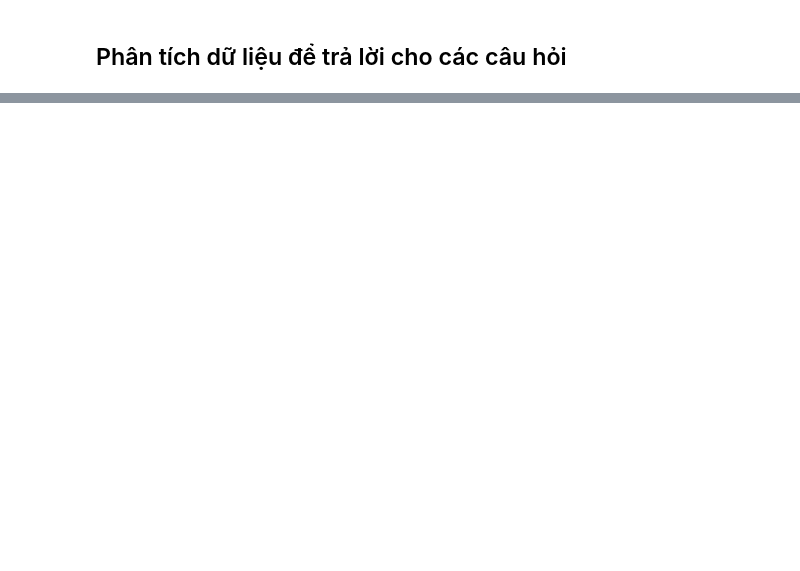
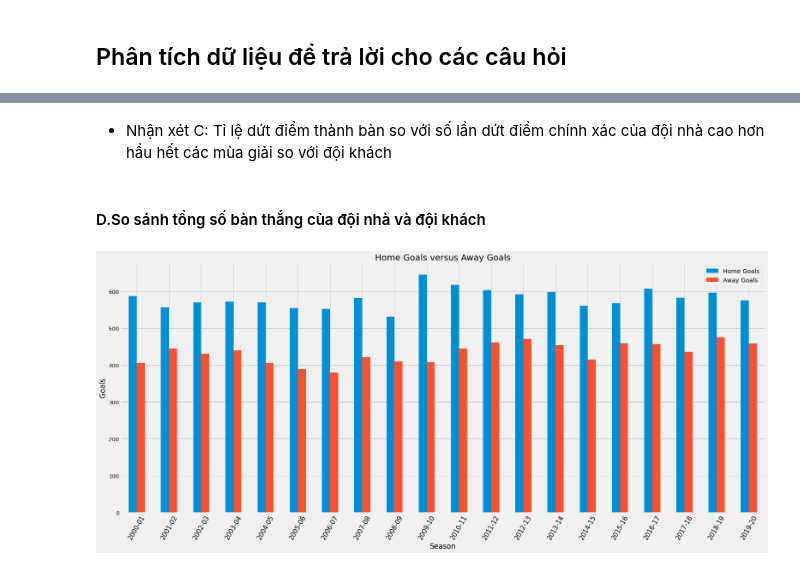
Before and after one commit to chopcolate/DataPrograming, a Jupyter notebook: 19127630.ipynb, the cells around one changed output, grey strips where cells are left out. Saved outputs shown, nothing was run; the diff lists cells and outputs as text; code cells hidden in the pictures; blank space fills up the shorter version.

```diff
--- a/19127630.ipynb
+++ b/19127630.ipynb
@@ -153,0 +150,4 @@ results_df[results_df.index>2824]
+# %%
+results_df=results_df.dropna(thresh=12)
+# %%
+results_df=results_df.reset_index()
@@ -159,0 +213,2 @@ results_df[results_df.index>2824]
+# %%
+plt.style.use('fivethirtyeight')
@@ -159,0 +290,14 @@ results_df[results_df.index>2824]
+# %% [markdown]
+- Nhận xét C: Tỉ lệ dứt điểm thành bàn so với số lần dứt điểm chính xác của đội nhà cao hơn hầu hết các mùa giải so với đội khách
+# %% [markdown]
+#### D.So sánh tổng số bàn thắng của  đội nhà và đội khách
+# %%
+results_df.groupby('Season')[['FTHG','FTAG']].sum().plot(kind='bar',fontsize=13,figsize=(24,10))
+plt.ylabel('Goals')
+
+plt.legend(['Home Goals','Away Goals'])
+plt.title("Home Goals versus Away Goals",fontsize=20)
+plt.xticks(rotation=60,fontsize=15)
+plt.show()
+# %% [output]
+[figure, added]
```
Also changed, not shown: parts of 39 cells of this notebook.
